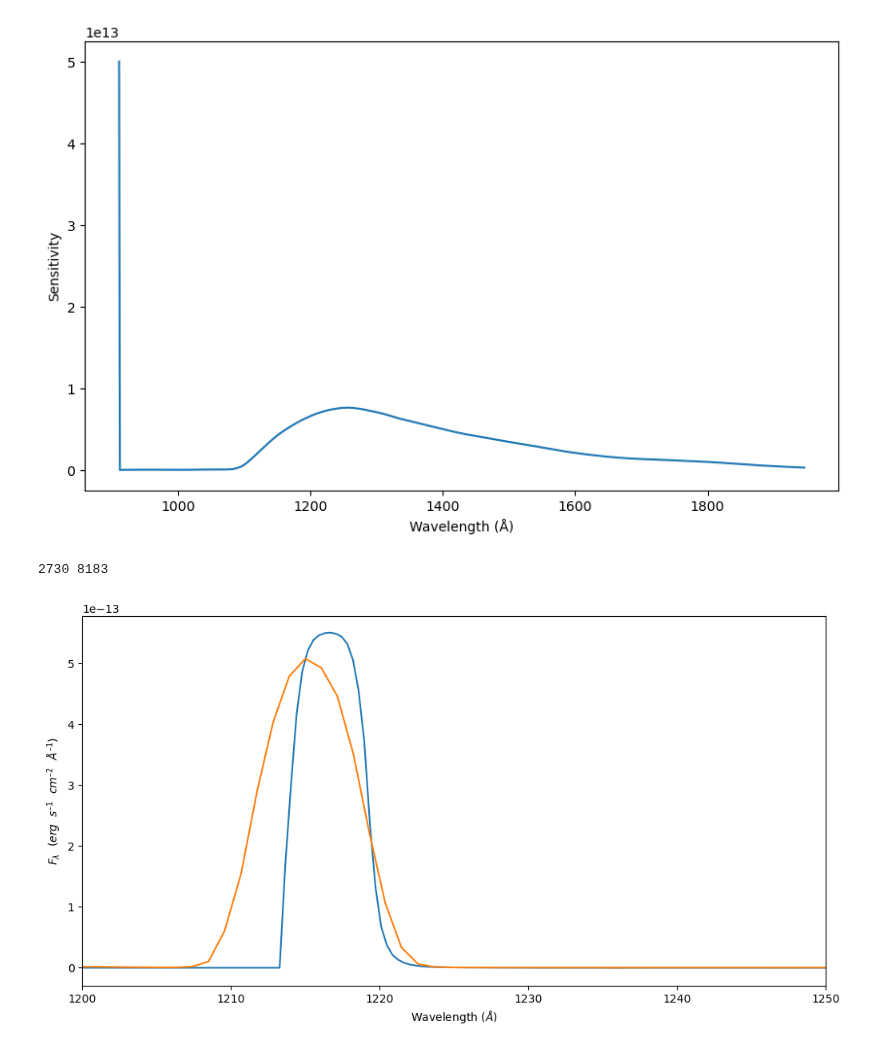
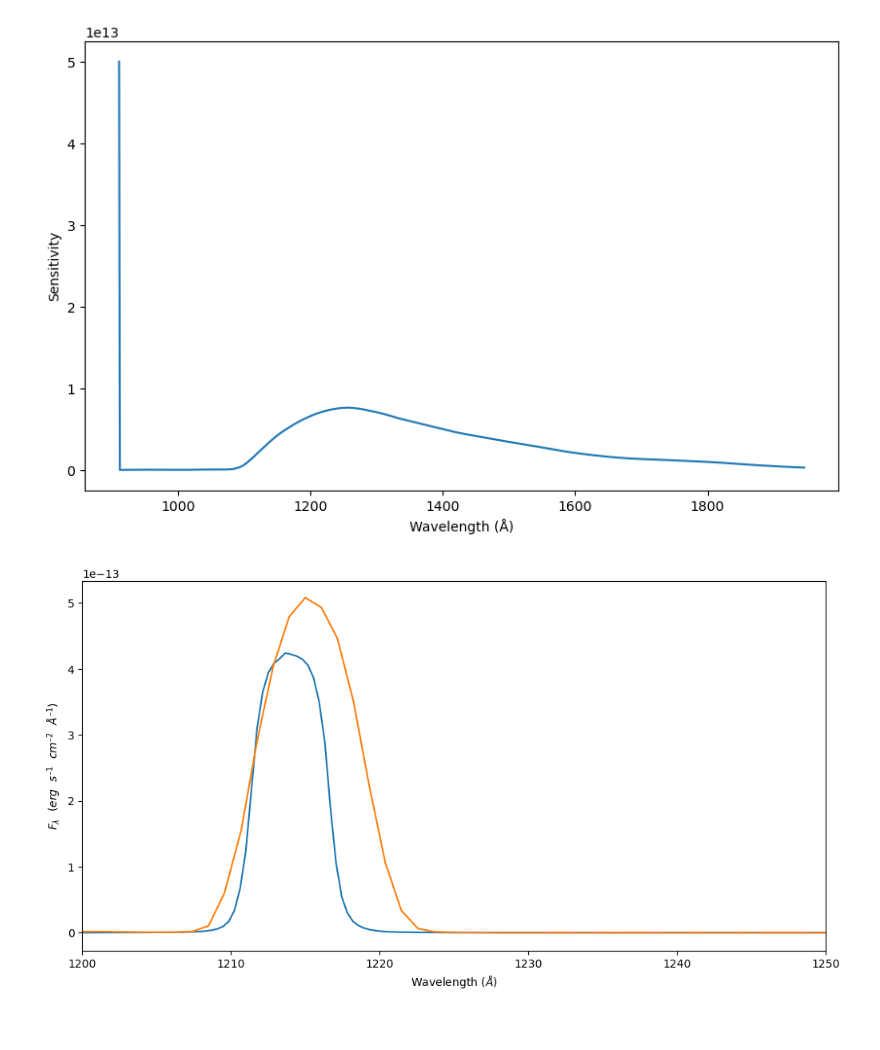
Before and after one commit to seratsaad/ticktock, a Jupyter notebook: geocor_ corr.ipynb, the cells around one changed output. Drawn from its saved outputs; the diff is of its cells as text; code cells hidden in the pictures.

```diff
--- a/geocor_ corr.ipynb
+++ b/geocor_ corr.ipynb
@@ -608,7 +608,7 @@ def convolve_lsf(wavelength, spec, cenwave, lsf_file, disptab, detector="FUV"):
 # %%
 wavelength = np.linspace(1000, 1650, 1000000)
 oi = 1305
-lyalpha = 1216.25
+lyalpha = 1214
 width = 5.22
 
 box_profile = np.zeros_like(wavelength)
@@ -696,24 +696,23 @@ plt.show()
 # %%
 wl1 = wvln_out
 flux1 = spec_out
 wl2 = wl
 flux2 = sns
-print(len(flux2), len(flux1))
+
 interp_flux1 = interp1d(wl1, flux1, kind='linear', bounds_error=False, fill_value="extrapolate")
 flux1_interp = interp_flux1(wl2)
 
 combined_flux = (flux1_interp / flux2)
 
 plt.figure(figsize=(12, 6))
 #plt.plot(wl2, flux2, label='Sensitivity')
 #plt.plot(wl2, flux1_interp, label='Interpolated Flux 1')
-plt.plot(wl2, combined_flux*4, label='Combined Flux')
+plt.plot(wl2, combined_flux*3, label='Combined Flux')
 plt.plot(binned_wl, binned_flux*1e-17)
 plt.xlabel('Wavelength ($\AA$)')
 plt.ylabel(r'$F_{\lambda} \:\:\:(erg \:\:\: s^{–1} \:\:\: cm^{–2} \:\:\: \AA^{–1})$')
 plt.xlim(1200,1250)
 #plt.ylim(0.2,0.8e13)
 plt.show()
 # %% [output]
-2730 8183
-[figure, old version]
+[figure, new version]
```
Also changed, not shown: parts of 2 cells of this notebook.
